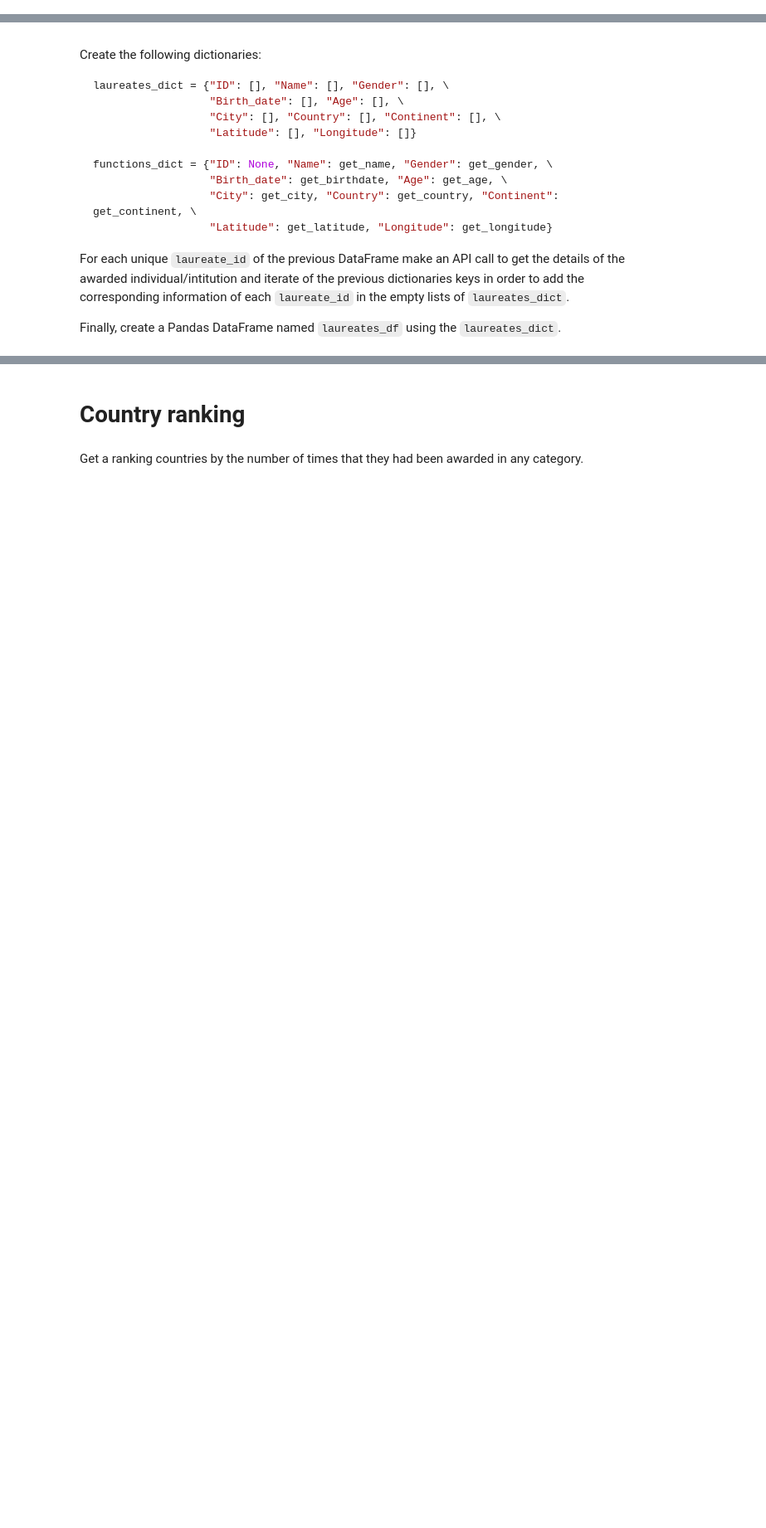
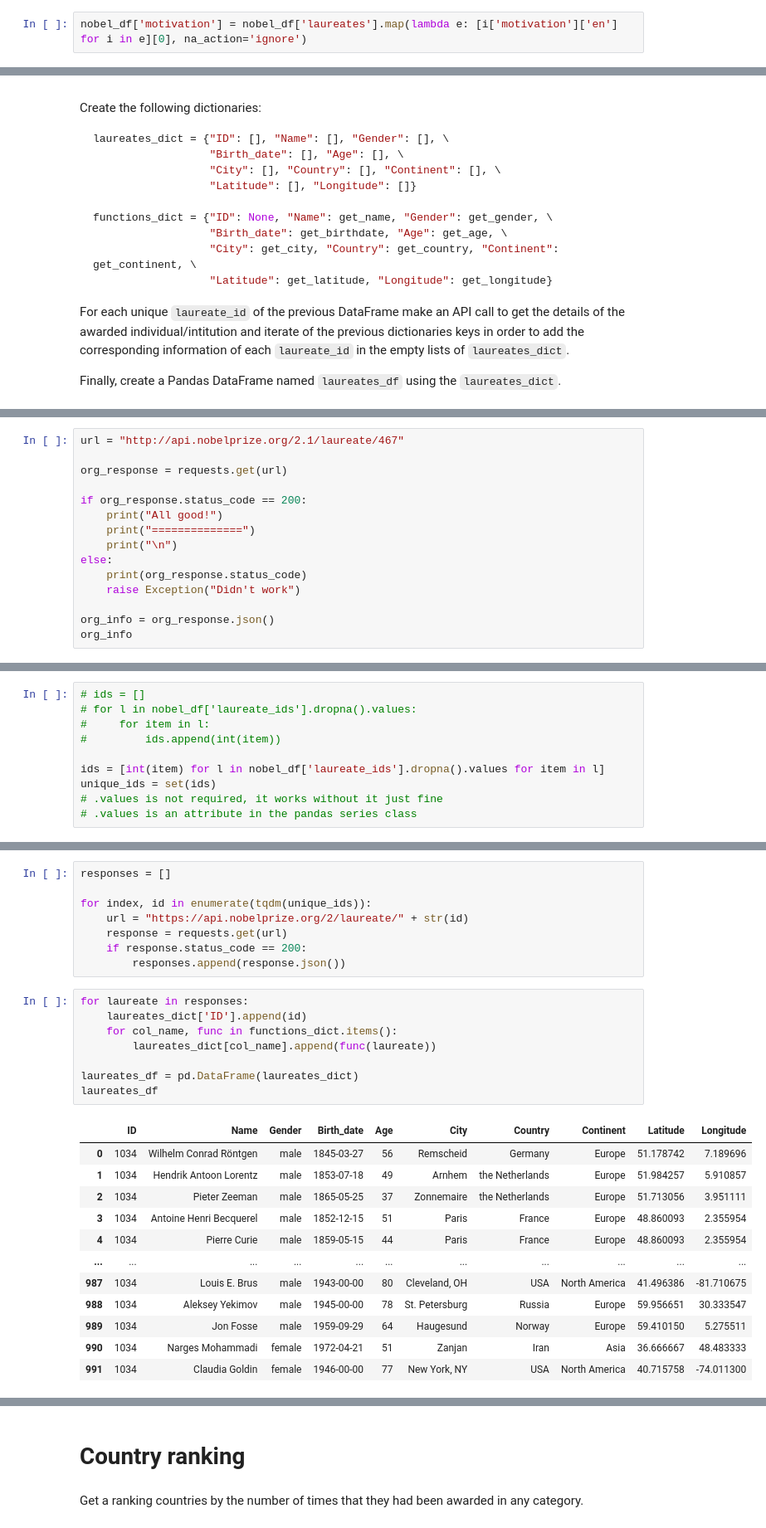
Before and after one commit to isg75/lab-apis, a Jupyter notebook: lab_apis.ipynb, the cells around one changed output, grey strips where cells are left out. Shown at 83% size. Saved outputs shown, nothing was run; the diff lists cells and outputs as text; blank space fills up the shorter version.

```diff
--- a/lab_apis.ipynb
+++ b/lab_apis.ipynb
@@ -77,0 +107,2 @@ if response.status_code == 200:
+# %%
+nobel_df['motivation'] = nobel_df['laureates'].map(lambda e: [i['motivation']['en'] for i in e][0], na_action='ignore')
@@ -120,0 +205,15 @@ Finally, create a Pandas DataFrame named `laureates_df` using the `laureates_dic
+# %%
+url = "http://api.nobelprize.org/2.1/laureate/467"
+
+org_response = requests.get(url)
+
+if org_response.status_code == 200:
+    print("All good!")
+    print("==============")
+    print("\n")
+else:
+    print(org_response.status_code)
+    raise Exception("Didn't work")
+
+org_info = org_response.json()
+org_info
@@ -121 +254,11 @@ Finally, create a Pandas DataFrame named `laureates_df` using the `laureates_dic
+# %%
+# ids = []
+# for l in nobel_df['laureate_ids'].dropna().values:
+#     for item in l:
+#         ids.append(int(item))
+
+ids = [int(item) for l in nobel_df['laureate_ids'].dropna().values for item in l]
+unique_ids = set(ids)
+# .values is not required, it works without it just fine
+# .values is an attribute in the pandas series class
 # %%
@@ -251,0 +341,29 @@ laureates_df
+# %%
+responses = []
+
+for index, id in enumerate(tqdm(unique_ids)):
+    url = "https://api.nobelprize.org/2/laureate/" + str(id)
+    response = requests.get(url)
+    if response.status_code == 200:
+        responses.append(response.json())
+# %%
+for laureate in responses:
+    laureates_dict['ID'].append(id)
+    for col_name, func in functions_dict.items():
+        laureates_dict[col_name].append(func(laureate))
+
+laureates_df = pd.DataFrame(laureates_dict)
+laureates_df
+# %% [output]
+|  | ID | Name | Gender | Birth_date | Age | City | Country | Continent | Latitude | Longitude |
+| 0 | 1034 | Wilhelm Conrad Röntgen | male | 1845-03-27 | 56 | Remscheid | Germany | Europe | 51.178742 | 7.189696 |
+| 1 | 1034 | Hendrik Antoon Lorentz | male | 1853-07-18 | 49 | Arnhem | the Netherlands | Europe | 51.984257 | 5.910857 |
+| 2 | 1034 | Pieter Zeeman | male | 1865-05-25 | 37 | Zonnemaire | the Netherlands | Europe | 51.713056 | 3.951111 |
+| 3 | 1034 | Antoine Henri Becquerel | male | 1852-12-15 | 51 | Paris | France | Europe | 48.860093 | 2.355954 |
+| 4 | 1034 | Pierre Curie | male | 1859-05-15 | 44 | Paris | France | Europe | 48.860093 | 2.355954 |
+| ... | ... | ... | ... | ... | ... | ... | ... | ... | ... | ... |
+| 987 | 1034 | Louis E. Brus | male | 1943-00-00 | 80 | Cleveland, OH | USA | North America | 41.496386 | -81.710675 |
+| 988 | 1034 | Aleksey Yekimov | male | 1945-00-00 | 78 | St. Petersburg | Russia | Europe | 59.956651 | 30.333547 |
+| 989 | 1034 | Jon Fosse | male | 1959-09-29 | 64 | Haugesund | Norway | Europe | 59.410150 | 5.275511 |
+| 990 | 1034 | Narges Mohammadi | female | 1972-04-21 | 51 | Zanjan | Iran | Asia | 36.666667 | 48.483333 |
+| 991 | 1034 | Claudia Goldin | female | 1946-00-00 | 77 | New York, NY | USA | North America | 40.715758 | -74.011300 |
```
Also changed, not shown: parts of 24 cells of this notebook.
